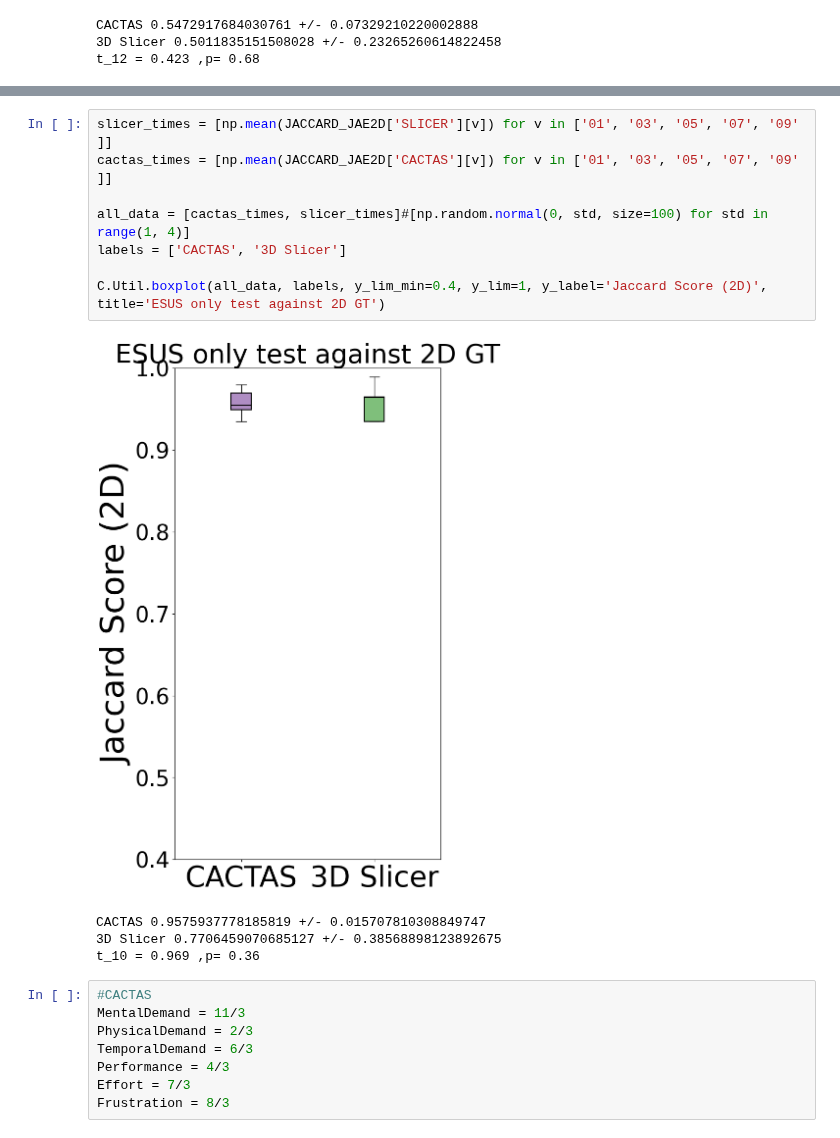
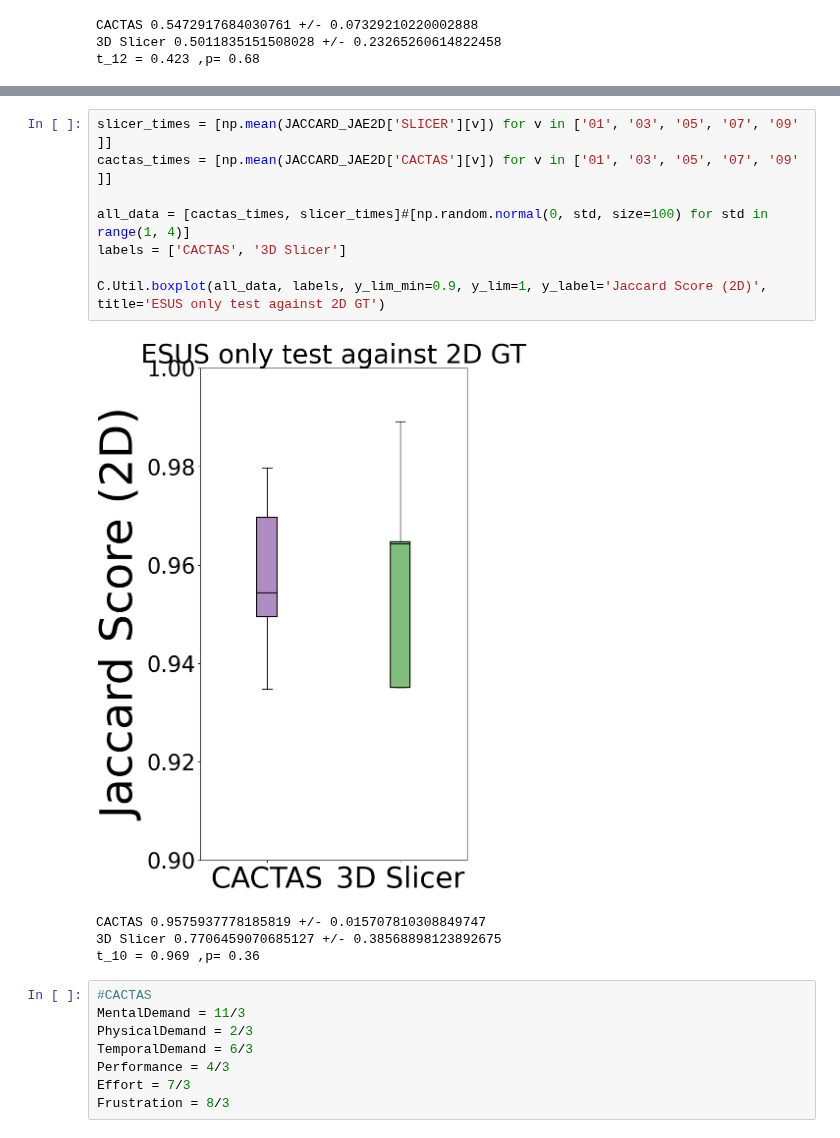
Before and after one commit to mpsych/CACTAS, a Jupyter notebook: _EXPERIMENTS/CACTAS_train_analysis_COMPLETE_Postprocessing_GOOD_PLOTS.ipynb, the cells around one changed output, grey strips where cells are left out. Cells and saved outputs as stored; diff of their text form.

```diff
--- a/_EXPERIMENTS/CACTAS_train_analysis_COMPLETE_Postprocessing_GOOD_PLOTS.ipynb
+++ b/_EXPERIMENTS/CACTAS_train_analysis_COMPLETE_Postprocessing_GOOD_PLOTS.ipynb
@@ -426,13 +474,13 @@ t_10 = 0.587 ,p= 0.57
 # %%
 slicer_times = [np.mean(JACCARD_JAE2D['SLICER'][v]) for v in ['01', '03', '05', '07', '09' ]]
 cactas_times = [np.mean(JACCARD_JAE2D['CACTAS'][v]) for v in ['01', '03', '05', '07', '09' ]]
 
 all_data = [cactas_times, slicer_times]#[np.random.normal(0, std, size=100) for std in range(1, 4)]
 labels = ['CACTAS', '3D Slicer']
 
-C.Util.boxplot(all_data, labels, y_lim_min=0.4, y_lim=1, y_label='Jaccard Score (2D)', title='ESUS only test against 2D GT')
+C.Util.boxplot(all_data, labels, y_lim_min=0.9, y_lim=1, y_label='Jaccard Score (2D)', title='ESUS only test against 2D GT')
 # %% [output]
-[figure, old version]
+[figure, new version]
 CACTAS 0.9575937778185819 +/- 0.015707810308849747
 3D Slicer 0.7706459070685127 +/- 0.38568898123892675
 t_10 = 0.969 ,p= 0.36
```
Also changed, not shown: parts of 4 cells of this notebook, 11 other files.
